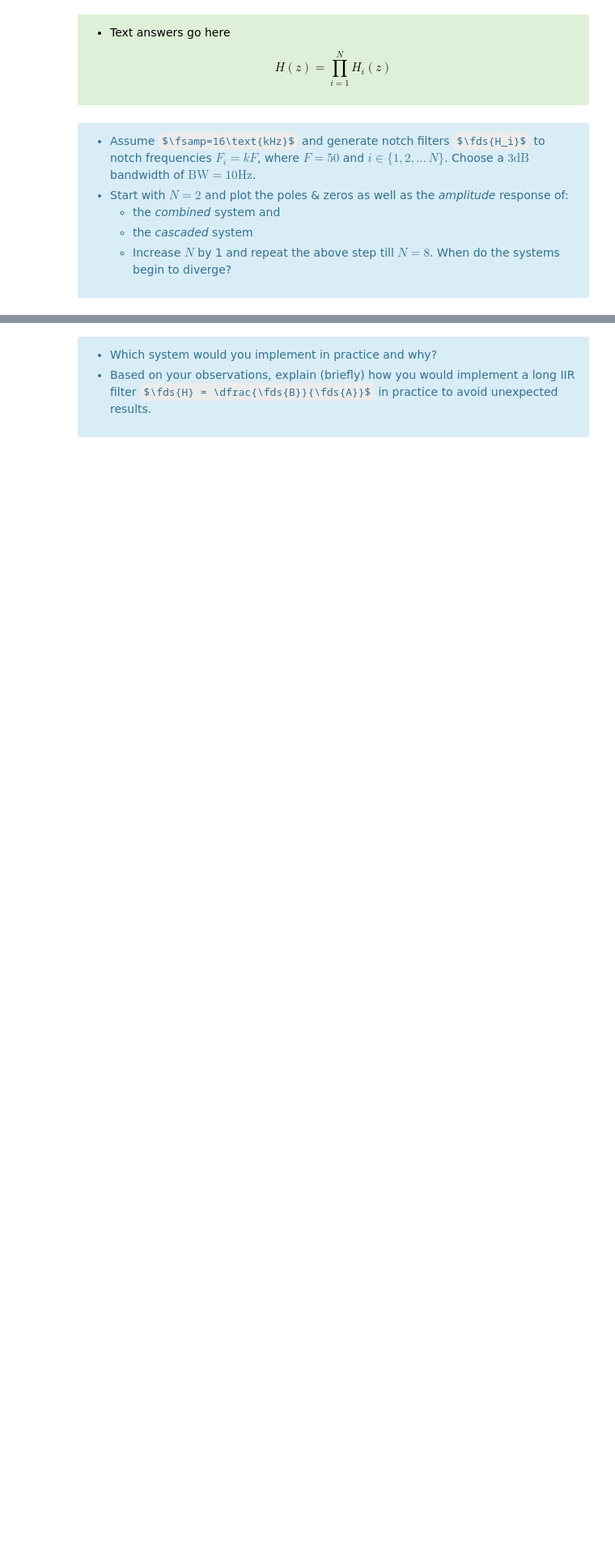
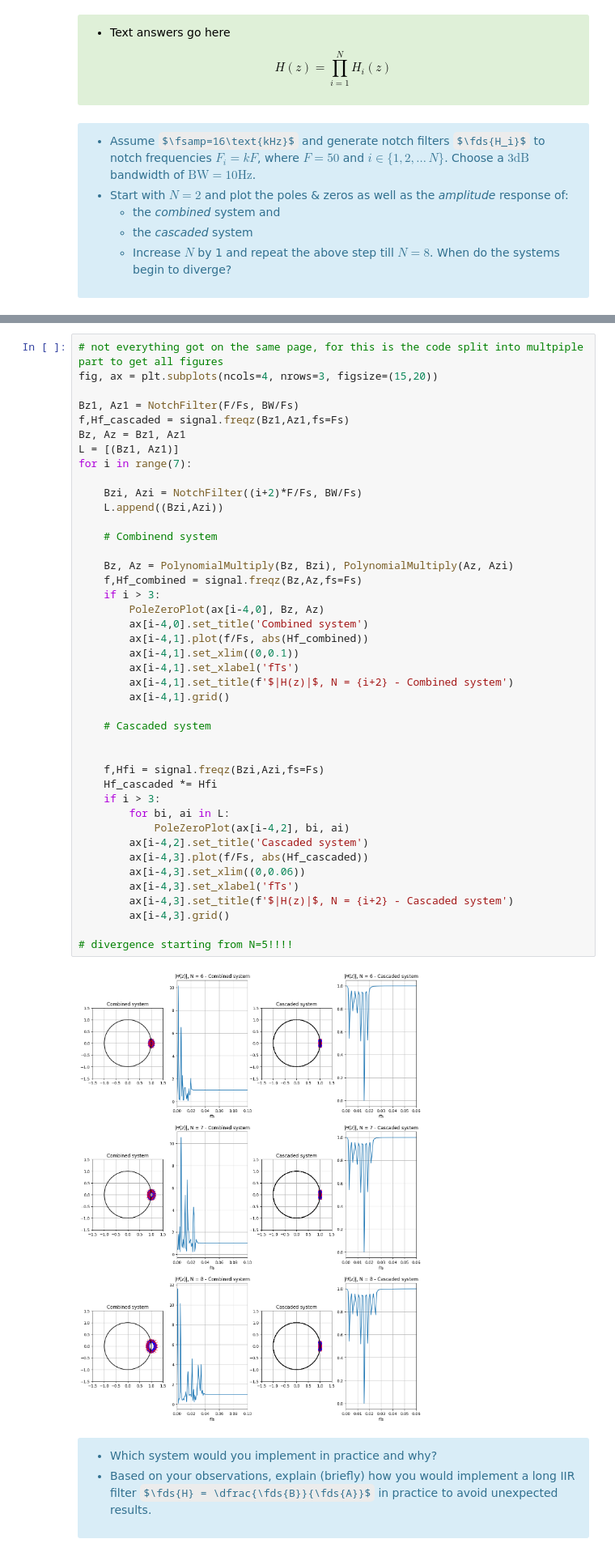
Before and after one commit to vbelpair/Ugent, a Jupyter notebook: Medical_Signal_Processing_and_Statistics/assignment_5/ex05_vincent.ipynb, the cells around one changed output, grey strips where cells are left out. Shown at 81% size. Cells and saved outputs as stored; diff of their text form; some formulas as TeX source; blank space fills up the shorter version.

```diff
--- a/Medical_Signal_Processing_and_Statistics/assignment_5/ex05_vincent.ipynb
+++ b/Medical_Signal_Processing_and_Statistics/assignment_5/ex05_vincent.ipynb
@@ -167,3 +169,47 @@ for i in range(7):
+# %%
+# not everything got on the same page, for this is the code split into multpiple part to get all figures
+fig, ax = plt.subplots(ncols=4, nrows=3, figsize=(15,20))
+
+Bz1, Az1 = NotchFilter(F/Fs, BW/Fs)
+f,Hf_cascaded = signal.freqz(Bz1,Az1,fs=Fs)
+Bz, Az = Bz1, Az1
+L = [(Bz1, Az1)]
+for i in range(7):
+
+    Bzi, Azi = NotchFilter((i+2)*F/Fs, BW/Fs)
+    L.append((Bzi,Azi))
+
+    # Combinend system
+
+    Bz, Az = PolynomialMultiply(Bz, Bzi), PolynomialMultiply(Az, Azi)
+    f,Hf_combined = signal.freqz(Bz,Az,fs=Fs)
+    if i > 3:
+        PoleZeroPlot(ax[i-4,0], Bz, Az)
+        ax[i-4,0].set_title('Combined system')
+        ax[i-4,1].plot(f/Fs, abs(Hf_combined))
+        ax[i-4,1].set_xlim((0,0.1))
+        ax[i-4,1].set_xlabel('fTs')
+        ax[i-4,1].set_title(f'$|H(z)|$, N = {i+2} - Combined system')
+        ax[i-4,1].grid()
+
+    # Cascaded system
+
+
+    f,Hfi = signal.freqz(Bzi,Azi,fs=Fs)
+    Hf_cascaded *= Hfi
+    if i > 3:
+        for bi, ai in L:
+            PoleZeroPlot(ax[i-4,2], bi, ai)
+        ax[i-4,2].set_title('Cascaded system')
+        ax[i-4,3].plot(f/Fs, abs(Hf_cascaded))
+        ax[i-4,3].set_xlim((0,0.06))
+        ax[i-4,3].set_xlabel('fTs')
+        ax[i-4,3].set_title(f'$|H(z)|$, N = {i+2} - Cascaded system')
+        ax[i-4,3].grid()
+
+# divergence starting from N=5!!!!
+# %% [output]
+[figure, added]
 # %% [markdown]
 <div class="alert alert-info">
 
```
Also changed, not shown: parts of 35 cells of this notebook, 6 other files.
